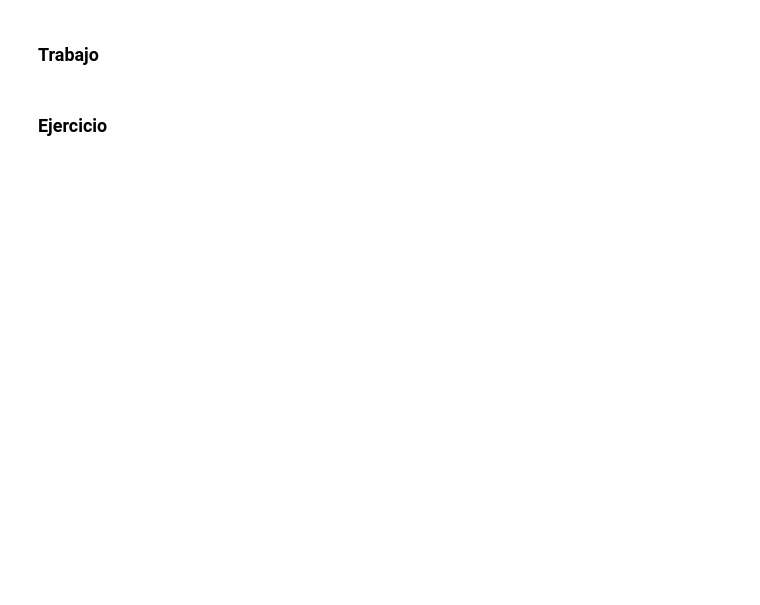
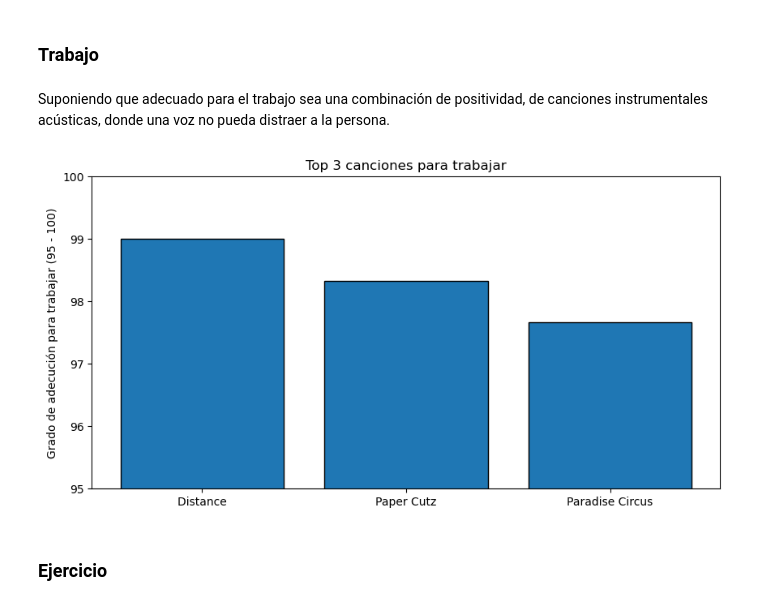
Before and after one commit to Facusc16/data_flow, a Jupyter notebook: Data_&_Flow.ipynb, the cells around one changed output. Cells and saved outputs as stored; diff of their text form; code cells hidden in the pictures; blank space fills up the shorter version.

```diff
--- a/Data_&_Flow.ipynb
+++ b/Data_&_Flow.ipynb
@@ -674,4 +761,24 @@ dtype: bool
 # %% [markdown]
 ### Trabajo
+# %% [markdown]
+Suponiendo que adecuado para el trabajo sea una combinación de positividad, de canciones instrumentales acústicas, donde una voz no pueda distraer a la persona.
+# %%
+# Data
+work_songs = get_top(unique_df, 'good_for_work_study', True, 'work', ['positiveness', 'acousticness', 'instrumentalness'], 3, ['song', 'work'])
+
+# Figura
+fig = plt.figure(figsize=(10, 5))
+
+plt.bar(work_songs['song'],
+        work_songs['work'],
+        edgecolor='black')
+
+plt.title('Top 3 canciones para trabajar')
+plt.ylabel('Grado de adecución para trabajar (95 - 100)')
+plt.ylim(95, 100)
+
+plt.show()
+# %% [output]
+[figure, added]
 # %% [markdown]
 ### Ejercicio
```
Also changed, not shown: parts of 58 cells of this notebook.
